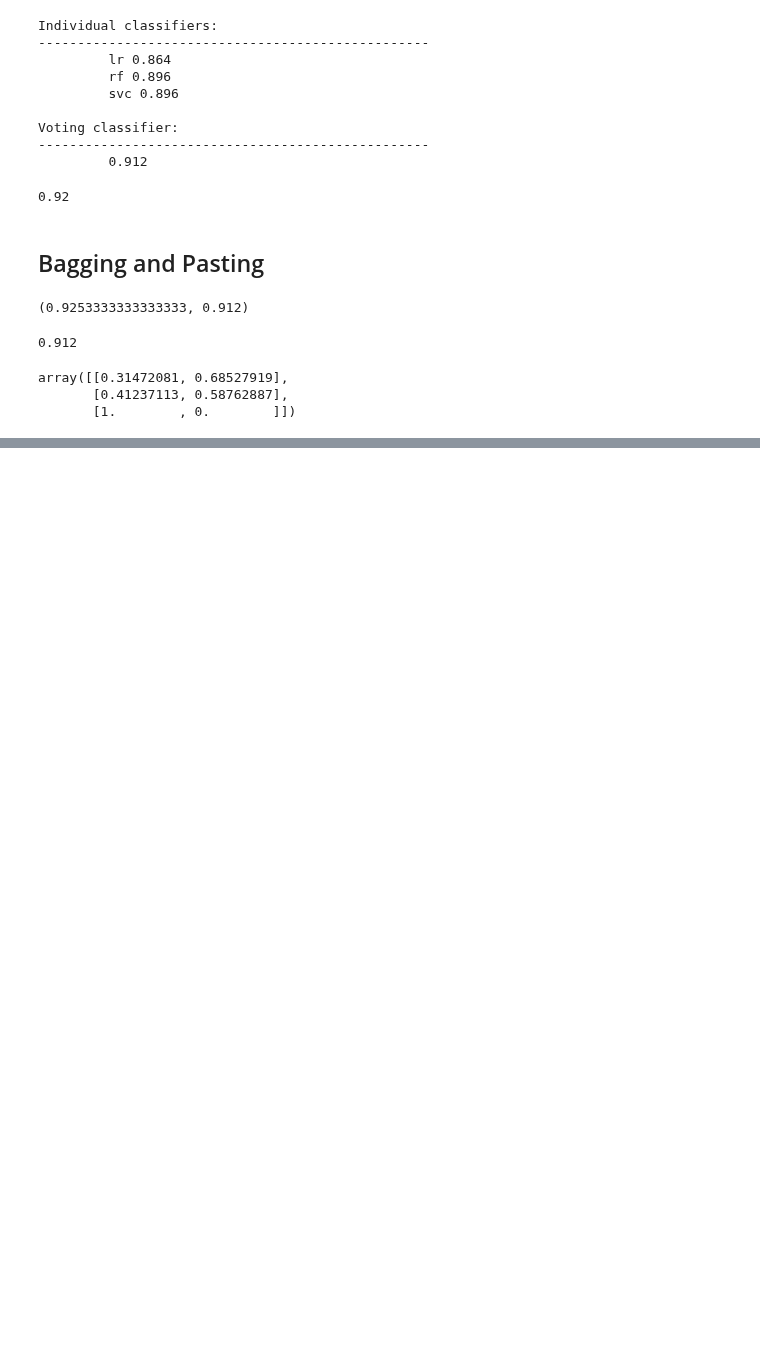
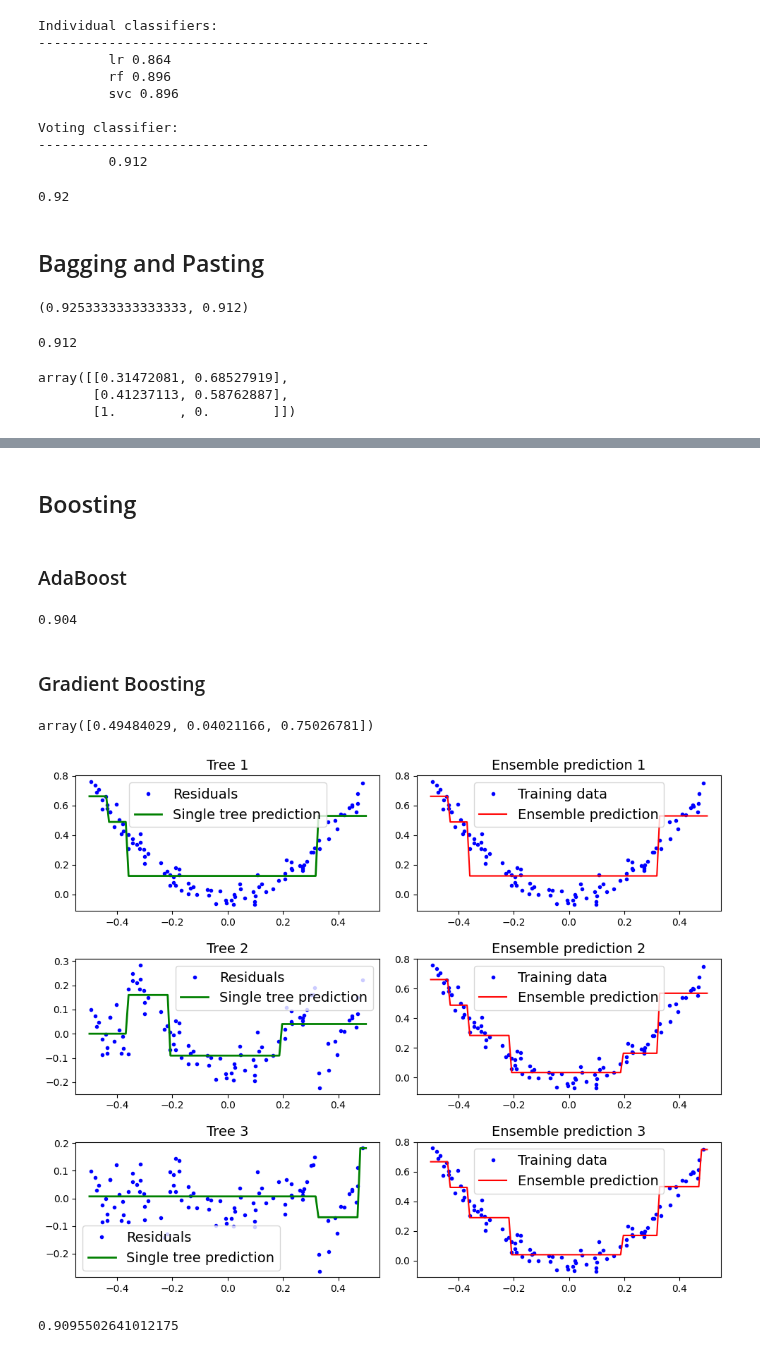
Before and after one commit to MrIsCM/Learning-Machine-Learning, a Jupyter notebook: Notebooks/07_Ensemble_learning_and_random_forest.ipynb, the cells around one changed output, grey strips where cells are left out. Saved outputs shown, nothing was run; the diff lists cells and outputs as text; code cells hidden in the pictures; blank space fills up the shorter version.

Commit message:
Chapter 7: Until Histogram-Based Gradient Boosting

```diff
--- a/Notebooks/07_Ensemble_learning_and_random_forest.ipynb
+++ b/Notebooks/07_Ensemble_learning_and_random_forest.ipynb
@@ -122,0 +152,74 @@ array([[0.31472081, 0.68527919],
+# %% [markdown]
+## Boosting
+# %% [markdown]
+### AdaBoost
+# %%
+from sklearn.ensemble import AdaBoostClassifier
+
+ada_clf = AdaBoostClassifier(
+	DecisionTreeClassifier(max_depth=1), n_estimators=30, learning_rate=0.5, random_state=42
+	)
+
+ada_clf.fit(X_train, y_train)
+ada_clf.score(X_test, y_test)
+# %% [output]
+0.904
+# %% [markdown]
+### Gradient Boosting
+# %%
+import numpy as np
+from sklearn.tree import DecisionTreeRegressor
+
+# Generate quadratic noisy data
+np.random.seed(42)
+X = np.random.rand(100, 1) - 0.5
+y = 3 * X[:, 0] ** 2 + 0.05 * np.random.randn(100) # y = 3x² + Gaussian noise
+
+# First tree: Trained on the data
+tree_reg1 = DecisionTreeRegressor(max_depth=2, random_state=42)
+tree_reg1.fit(X, y)
+
+# Second tree: Trained on the residual errors of the first tree
+y2 = y - tree_reg1.predict(X)
+tree_reg2 = DecisionTreeRegressor(max_depth=2, random_state=42)
+tree_reg2.fit(X, y2)
+
+# Third tree: Trained on the residual errors of the second tree
+y3 = y2 - tree_reg2.predict(X)
+tree_reg3 = DecisionTreeRegressor(max_depth=2, random_state=42)
+tree_reg3.fit(X, y3)
+
+# Make predictions
+X_new = np.array([[-0.4], [0.], [0.5]])
+sum(tree.predict(X_new) for tree in (tree_reg1, tree_reg2, tree_reg3))
+# %% [output]
+array([0.49484029, 0.04021166, 0.75026781])
+# %%
+fig, axes = plt.subplots(ncols=2, nrows=3, figsize=(10, 8))
+trees = [tree_reg1, tree_reg2, tree_reg3]
+
+ys = [y, y2, y3]
+for i, (tree, ax, y_now) in enumerate(zip(trees, axes, ys)):
+	X_new = np.linspace(-0.5, 0.5, 100).reshape(-1, 1)
+	ax[0].plot(X, y_now, "b.", label='Residuals')
+	ax[0].plot(X_new, tree.predict(X_new), "g-", linewidth=2, label='Single tree prediction')
+	ax[0].set_title(f"Tree {i+1}")
+	ax[0].legend()
+	ax[1].plot(X, y, "b.", label='Training data')
+	ax[1].plot(X_new, sum(tree.predict(X_new) for tree in trees[:i+1]), "r-", label='Ensemble prediction')
+	ax[1].set_title(f"Ensemble prediction {i+1}")
+	ax[1].legend()
+
+plt.tight_layout()
+# %% [output]
+[figure, added]
+# %%
+from sklearn.ensemble import GradientBoostingRegressor
+
+gbrt = GradientBoostingRegressor(
+	max_depth=2, n_estimators=3, learning_rate=1.0, random_state=42
+	)
+gbrt.fit(X, y)
+gbrt.score(X, y)
+# %% [output]
+0.9095502641012175
```
Also changed, not shown: parts of 7 cells of this notebook.
